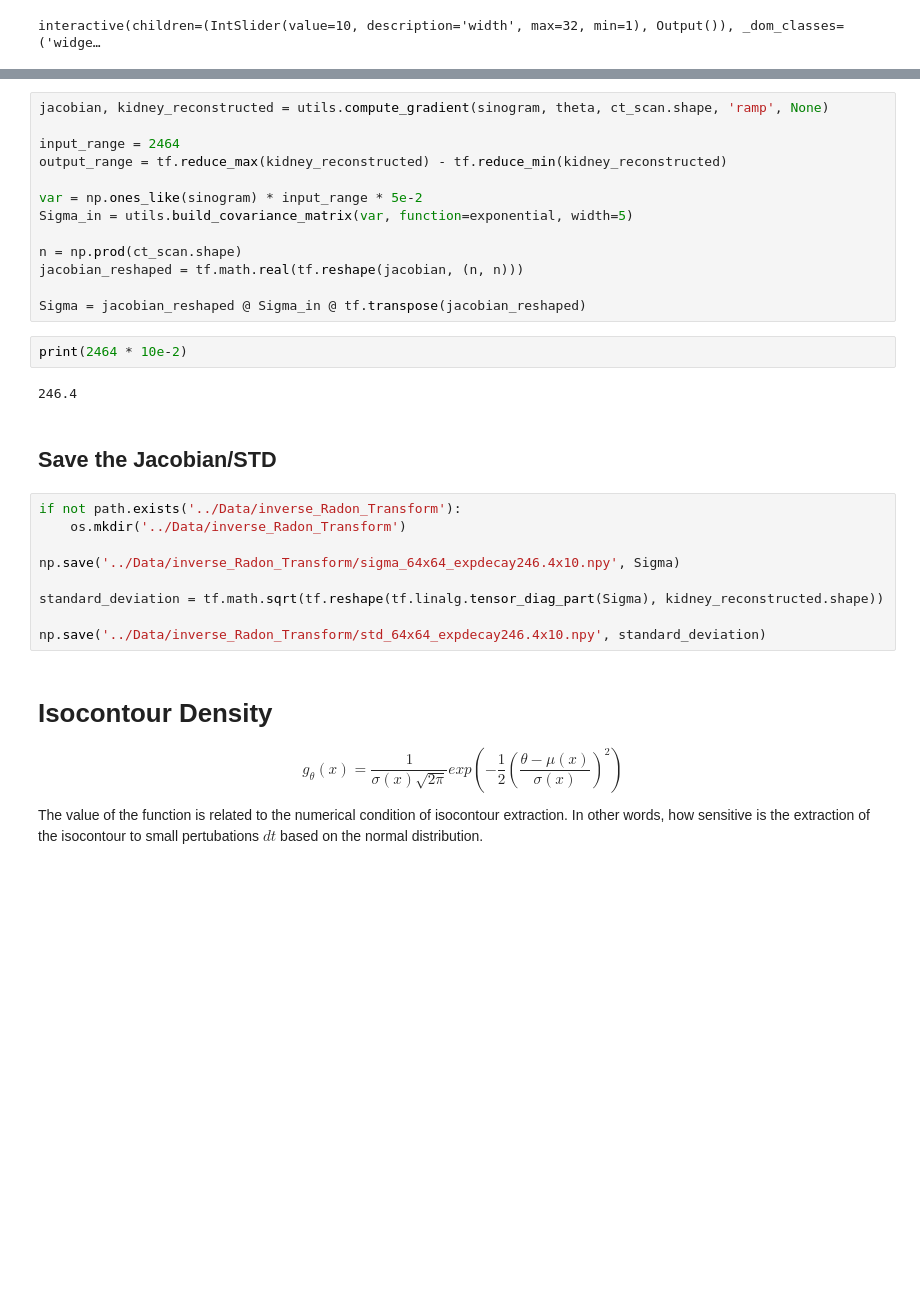
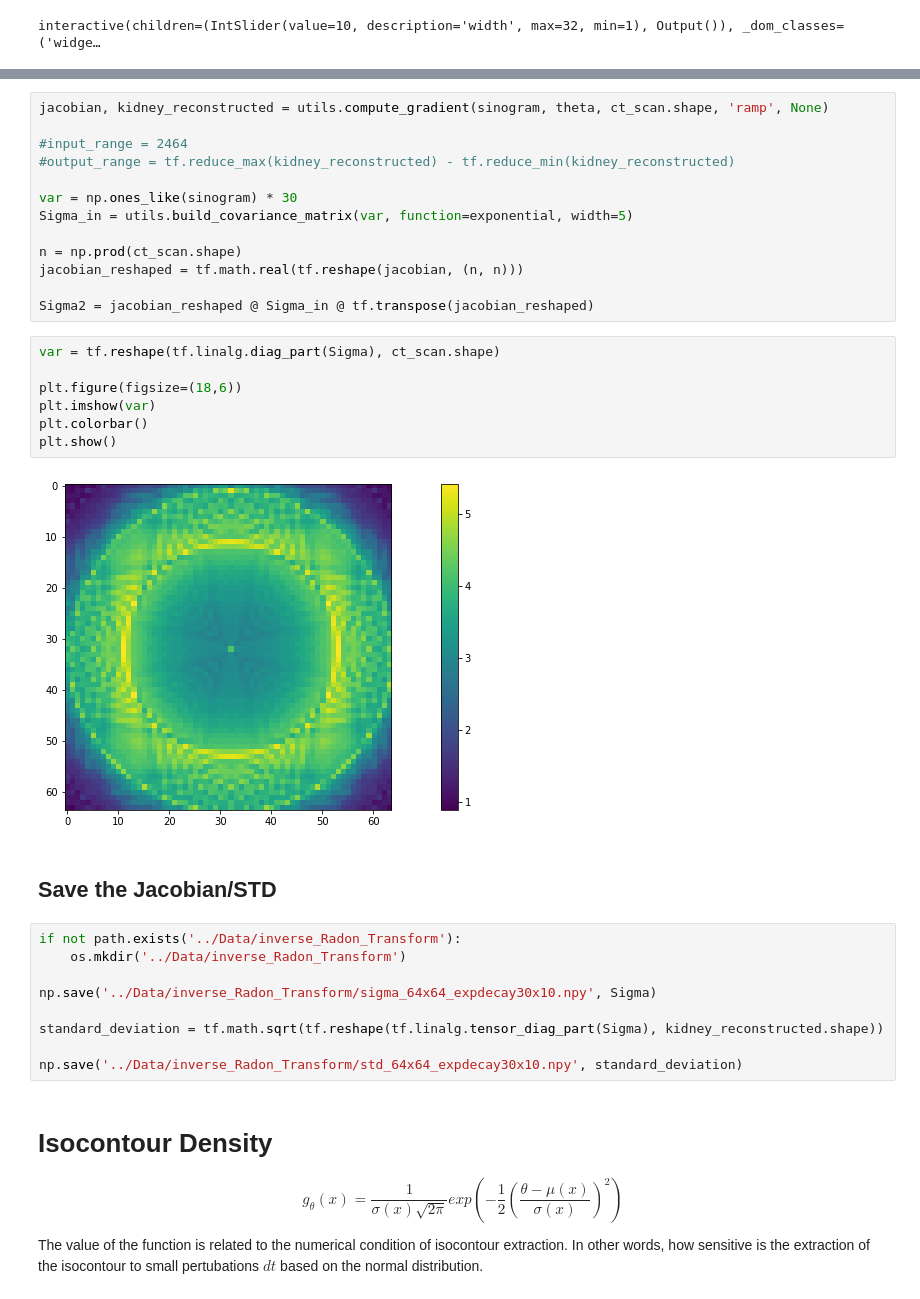
Before and after one commit to leonharv/uncertainty-vis, a Jupyter notebook: Experiments/Isocontours of Error Propagation.ipynb, the cells around one changed output, grey strips where cells are left out. Drawn from its saved outputs; the diff is of its cells as text; blank space fills up the shorter version.

```diff
--- a/Experiments/Isocontours of Error Propagation.ipynb
+++ b/Experiments/Isocontours of Error Propagation.ipynb
@@ -151,31 +151,36 @@ plt.show()
 # %%
 jacobian, kidney_reconstructed = utils.compute_gradient(sinogram, theta, ct_scan.shape, 'ramp', None)
 
-input_range = 2464
-output_range = tf.reduce_max(kidney_reconstructed) - tf.reduce_min(kidney_reconstructed)
+#input_range = 2464
+#output_range = tf.reduce_max(kidney_reconstructed) - tf.reduce_min(kidney_reconstructed)
 
-var = np.ones_like(sinogram) * input_range * 5e-2
+var = np.ones_like(sinogram) * 30
 Sigma_in = utils.build_covariance_matrix(var, function=exponential, width=5)
 
 n = np.prod(ct_scan.shape)
 jacobian_reshaped = tf.math.real(tf.reshape(jacobian, (n, n)))
 
-Sigma = jacobian_reshaped @ Sigma_in @ tf.transpose(jacobian_reshaped)
+Sigma2 = jacobian_reshaped @ Sigma_in @ tf.transpose(jacobian_reshaped)
 # %%
-print(2464 * 10e-2)
+var = tf.reshape(tf.linalg.diag_part(Sigma), ct_scan.shape)
+
+plt.figure(figsize=(18,6))
+plt.imshow(var)
+plt.colorbar()
+plt.show()
 # %% [output]
-246.4
+[figure, added]
 # %% [markdown]
 ## Save the Jacobian/STD
 # %%
 if not path.exists('../Data/inverse_Radon_Transform'):
     os.mkdir('../Data/inverse_Radon_Transform')
 
-np.save('../Data/inverse_Radon_Transform/sigma_64x64_expdecay246.4x10.npy', Sigma)
+np.save('../Data/inverse_Radon_Transform/sigma_64x64_expdecay30x10.npy', Sigma)
 
 standard_deviation = tf.math.sqrt(tf.reshape(tf.linalg.tensor_diag_part(Sigma), kidney_reconstructed.shape))
 
-np.save('../Data/inverse_Radon_Transform/std_64x64_expdecay246.4x10.npy', standard_deviation)
+np.save('../Data/inverse_Radon_Transform/std_64x64_expdecay30x10.npy', standard_deviation)
 # %% [markdown]
 # Isocontour Density
 $$
```
Also changed, not shown: parts of 2 cells of this notebook, 16 other files.
